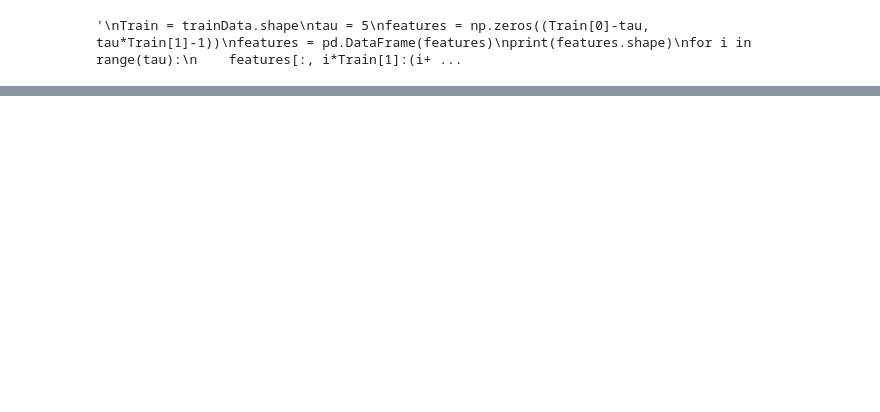
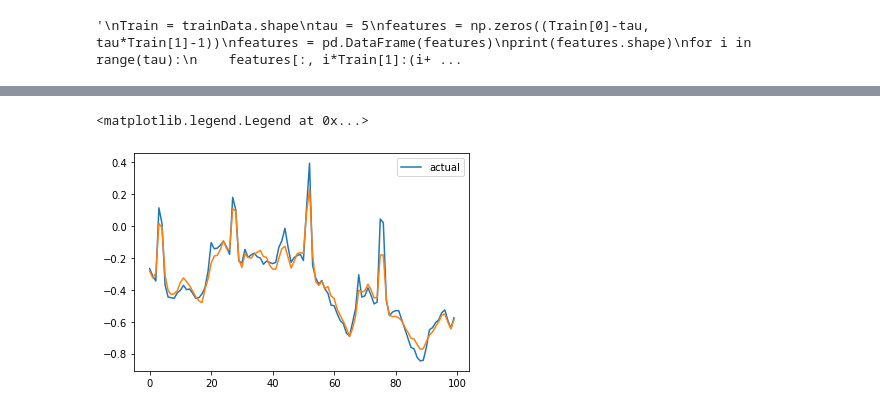
Before and after one commit to Rayyan98/airQualityDeepLearning, a Jupyter notebook: code/lstm.ipynb, the cells around one changed output, grey strips where cells are left out. Saved outputs shown, nothing was run; the diff lists cells and outputs as text; code cells hidden in the pictures; blank space fills up the shorter version.

Commit message:
lstm somehwat working

```diff
--- a/code/lstm.ipynb
+++ b/code/lstm.ipynb
@@ -212,14 +215,16 @@ memory usage: 33.3 MB
 # %%
 from mxnet import nd
-finalDataset = nd.array(finalDataset).reshape(-1, 25, 12)
-trainDataX = nd.array(trainDataX).reshape(-1, 25, 12)
-testDataX = nd.array(testDataX).reshape(-1, 25, 12)
+finalDataset = nd.array(finalDataset).reshape(-1, 7, 13)
+trainDataX = nd.array(trainDataX).reshape(-1, 7, 13)
+testDataX = nd.array(testDataX).reshape(-1, 7, 13)
 # %%
 trainDataY = nd.array(trainDataY)
 testDataY = nd.array(testDataY)
 # %%
 model = mxnet.gluon.nn.Sequential()
-model.add(mxnet.gluon.rnn.LSTM(120, dropout = 0.2))
+model.add(mxnet.gluon.rnn.LSTM(100, 2, dropout = 0.2))
+#model.add(mxnet.gluon.rnn.LSTM(30, 1, dropout = 0.2))
+#model.add(mxnet.gluon.rnn.LSTM(10, 1, dropout = 0.2))
 model.add(mxnet.gluon.nn.Dense(1, activation='tanh'))
 
 model.initialize(mxnet.init.Xavier())
@@ -227,6 +232,6 @@ model.initialize(mxnet.init.Xavier())
 trainer = mxnet.gluon.Trainer(
     params=model.collect_params(),
     optimizer='adam',
-    optimizer_params={'learning_rate': 0.001},
+    optimizer_params={'learning_rate': 0.001}
 )
 # %%
@@ -272,0 +294,8 @@ epoch: 5 | trn_loss: 3176.22094727
+# %%
+predictions = model(testDataX)
+plt.plot(testDataY[-108:-8].asnumpy(), label = 'actual')
+plt.plot(predictions[-100:].asnumpy())
+plt.legend()
+# %% [output]
+<matplotlib.legend.Legend at 0x...>
+[figure, added]
```
Also changed, not shown: parts of 9 cells of this notebook.
